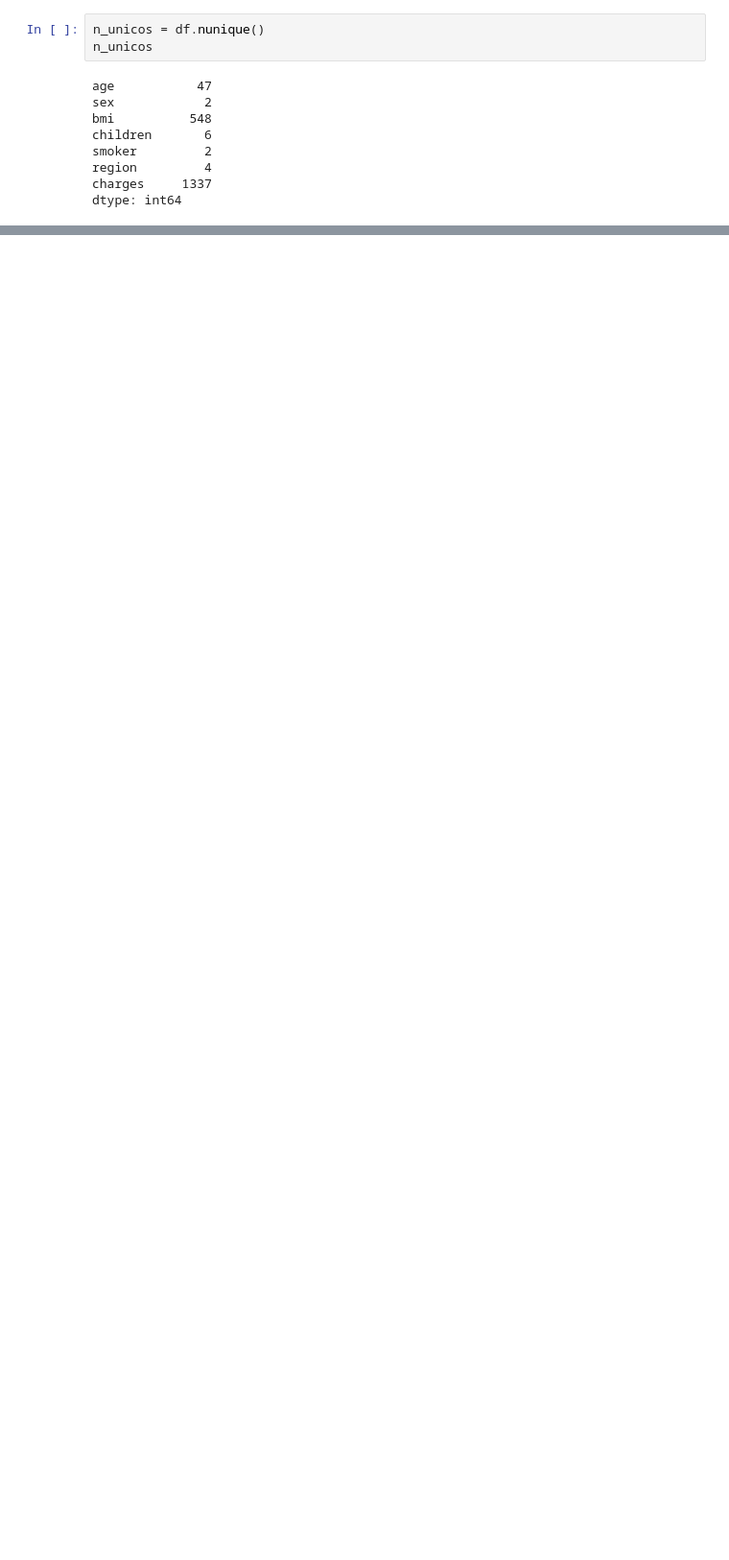
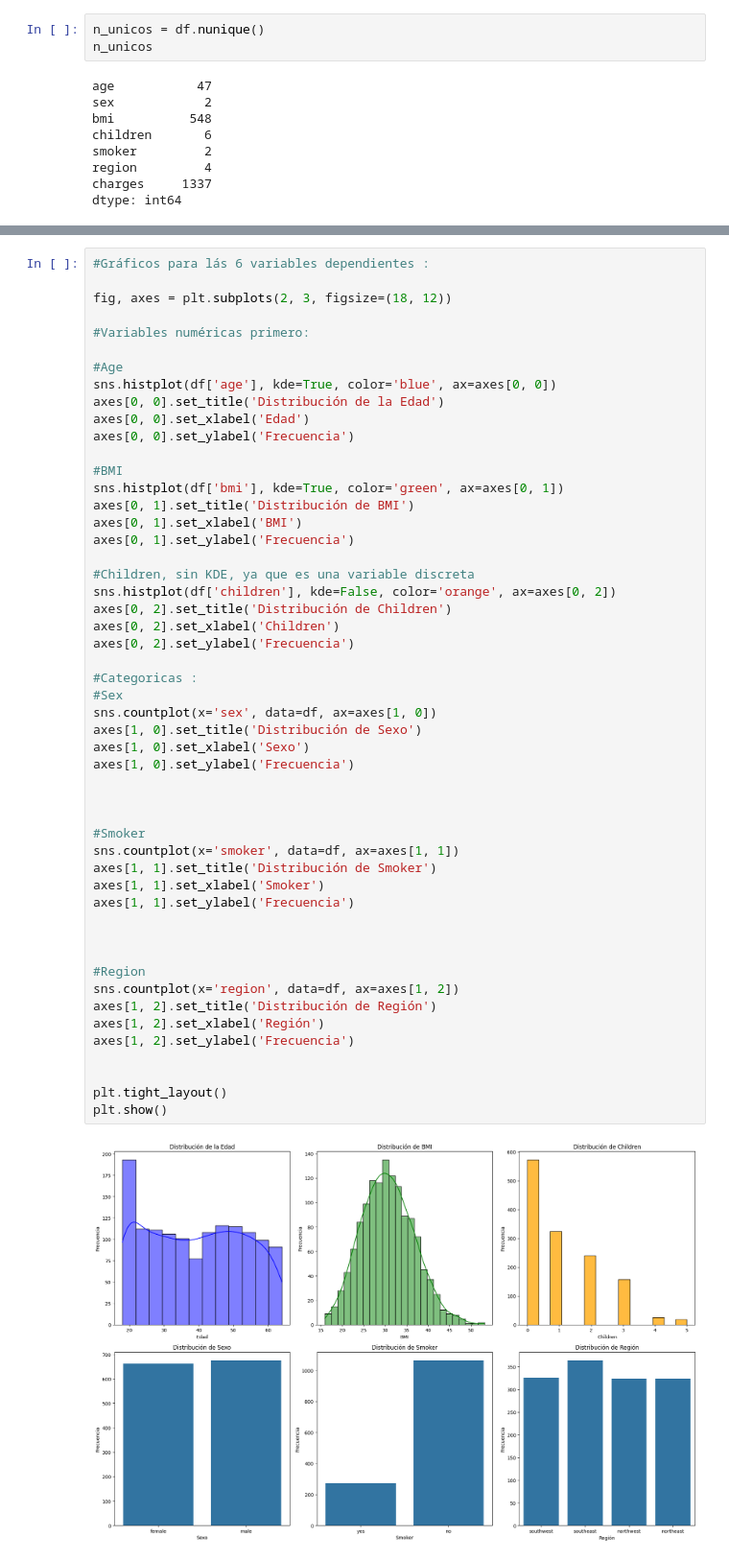
Before and after one commit to 4GeeksAcademy/PAULINE---LINEAR-REGRESSION, a Jupyter notebook: src/explore.ipynb, the cells around one changed output, grey strips where cells are left out. Shown: that part at 96% size. Saved outputs shown, nothing was run; the diff lists cells and outputs as text; blank space fills up the shorter version.

```diff
--- a/src/explore.ipynb
+++ b/src/explore.ipynb
@@ -65,0 +123,53 @@ dtype: int64
+# %%
+#Gráficos para lás 6 variables dependientes :
+
+fig, axes = plt.subplots(2, 3, figsize=(18, 12))
+
+#Variables numéricas primero:
+
+#Age
+sns.histplot(df['age'], kde=True, color='blue', ax=axes[0, 0])
+axes[0, 0].set_title('Distribución de la Edad')
+axes[0, 0].set_xlabel('Edad')
+axes[0, 0].set_ylabel('Frecuencia')
+
+#BMI
+sns.histplot(df['bmi'], kde=True, color='green', ax=axes[0, 1])
+axes[0, 1].set_title('Distribución de BMI')
+axes[0, 1].set_xlabel('BMI')
+axes[0, 1].set_ylabel('Frecuencia')
+
+#Children, sin KDE, ya que es una variable discreta
+sns.histplot(df['children'], kde=False, color='orange', ax=axes[0, 2])
+axes[0, 2].set_title('Distribución de Children')
+axes[0, 2].set_xlabel('Children')
+axes[0, 2].set_ylabel('Frecuencia')
+
+#Categoricas :
+#Sex
+sns.countplot(x='sex', data=df, ax=axes[1, 0])
+axes[1, 0].set_title('Distribución de Sexo')
+axes[1, 0].set_xlabel('Sexo')
+axes[1, 0].set_ylabel('Frecuencia')
+
+
+
+#Smoker
+sns.countplot(x='smoker', data=df, ax=axes[1, 1])
+axes[1, 1].set_title('Distribución de Smoker')
+axes[1, 1].set_xlabel('Smoker')
+axes[1, 1].set_ylabel('Frecuencia')
+
+
+
+#Region
+sns.countplot(x='region', data=df, ax=axes[1, 2])
+axes[1, 2].set_title('Distribución de Región')
+axes[1, 2].set_xlabel('Región')
+axes[1, 2].set_ylabel('Frecuencia')
+
+
+plt.tight_layout()
+plt.show()
+# %% [output]
+[figure, added]
```
Also changed, not shown: parts of 37 cells of this notebook.
